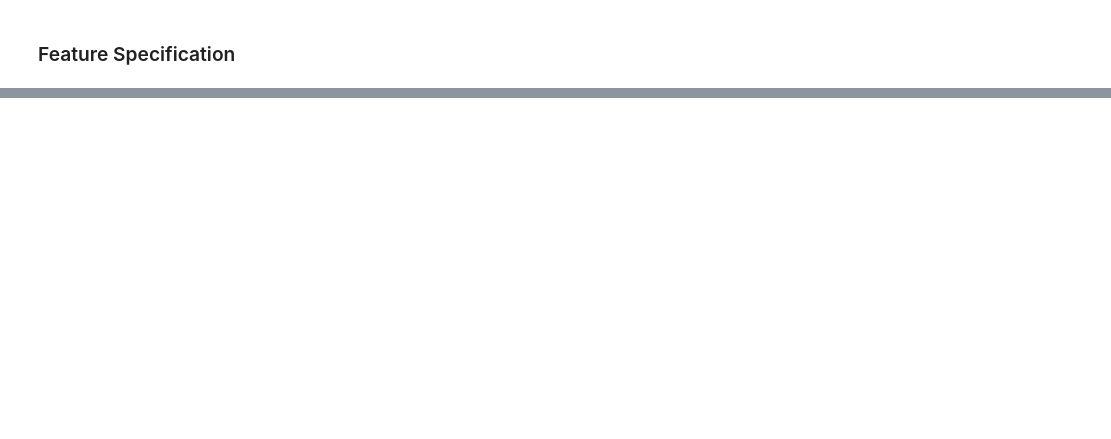
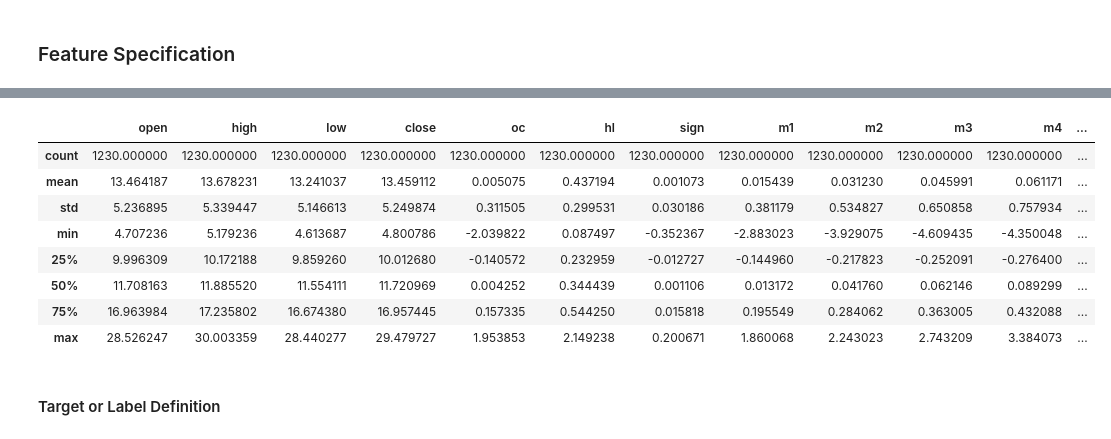
Before and after one commit to fbristotti/cqf, a Jupyter notebook: exam3/exam3.ipynb, the cells around one changed output, grey strips where cells are left out. Saved outputs shown, nothing was run; the diff lists cells and outputs as text; code cells hidden in the pictures; blank space fills up the shorter version.

```diff
--- a/exam3/exam3.ipynb
+++ b/exam3/exam3.ipynb
@@ -57,0 +157,14 @@ Name: close, Length: 1240, dtype: float64
+# %%
+df_featured.describe()
+# %% [output]
+|  | open | high | low | close | oc | hl | sign | m1 | m2 | m3 | m4 | ... |
+| count | 1230.000000 | 1230.000000 | 1230.000000 | 1230.000000 | 1230.000000 | 1230.000000 | 1230.000000 | 1230.000000 | 1230.000000 | 1230.000000 | 1230.000000 | ... |
+| mean | 13.464187 | 13.678231 | 13.241037 | 13.459112 | 0.005075 | 0.437194 | 0.001073 | 0.015439 | 0.031230 | 0.045991 | 0.061171 | ... |
+| std | 5.236895 | 5.339447 | 5.146613 | 5.249874 | 0.311505 | 0.299531 | 0.030186 | 0.381179 | 0.534827 | 0.650858 | 0.757934 | ... |
+| min | 4.707236 | 5.179236 | 4.613687 | 4.800786 | -2.039822 | 0.087497 | -0.352367 | -2.883023 | -3.929075 | -4.609435 | -4.350048 | ... |
+| 25% | 9.996309 | 10.172188 | 9.859260 | 10.012680 | -0.140572 | 0.232959 | -0.012727 | -0.144960 | -0.217823 | -0.252091 | -0.276400 | ... |
+| 50% | 11.708163 | 11.885520 | 11.554111 | 11.720969 | 0.004252 | 0.344439 | 0.001106 | 0.013172 | 0.041760 | 0.062146 | 0.089299 | ... |
+| 75% | 16.963984 | 17.235802 | 16.674380 | 16.957445 | 0.157335 | 0.544250 | 0.015818 | 0.195549 | 0.284062 | 0.363005 | 0.432088 | ... |
+| max | 28.526247 | 30.003359 | 28.440277 | 29.479727 | 1.953853 | 2.149238 | 0.200671 | 1.860068 | 2.243023 | 2.743209 | 3.384073 | ... |
+# %% [markdown]
+#### Target or Label Definition
```
Also changed, not shown: parts of 31 cells of this notebook, 3 other files.
